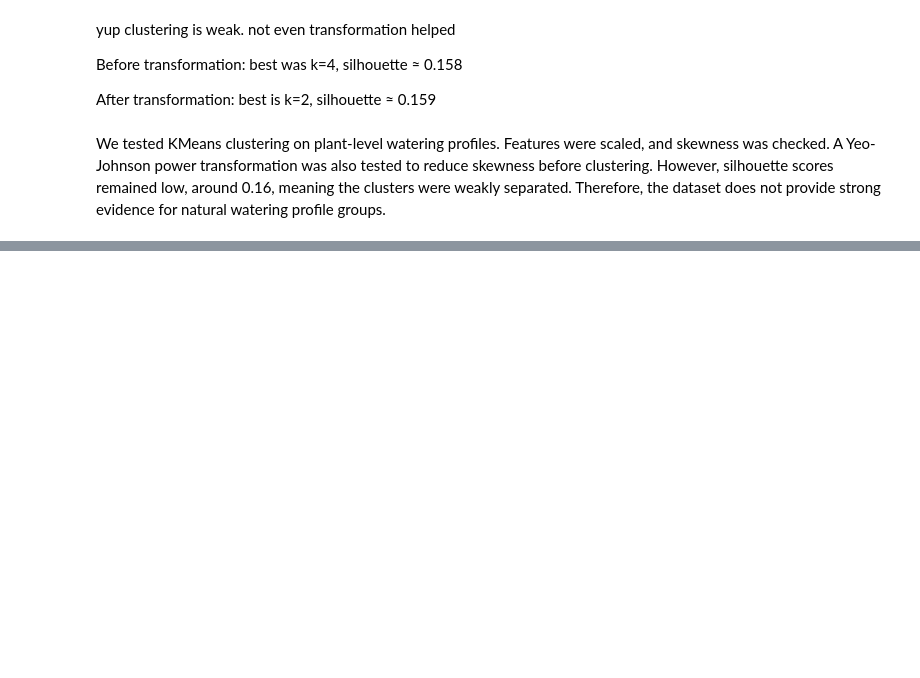
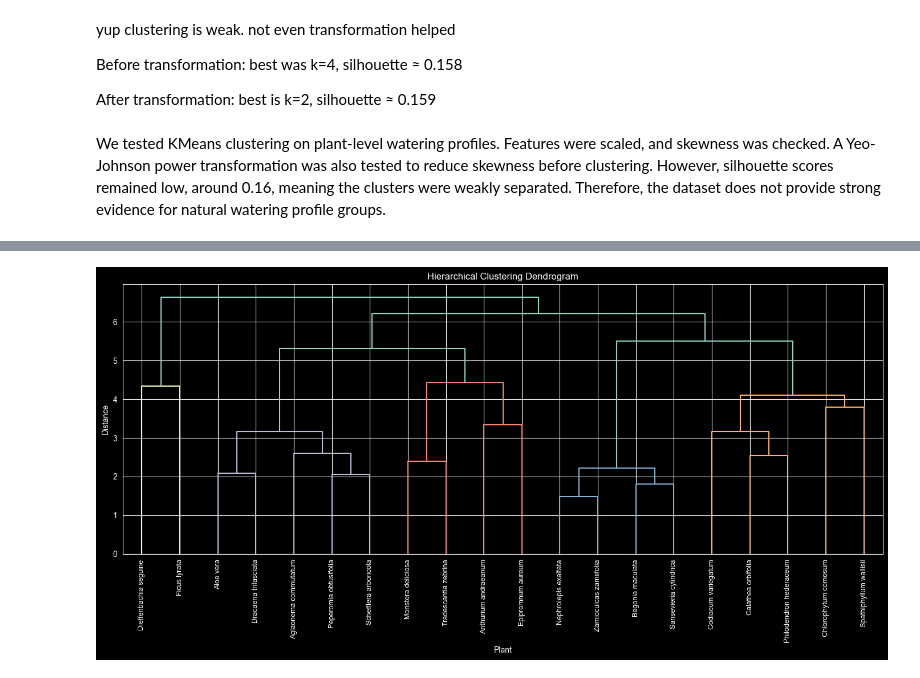
Before and after one commit to NancyNancy07/VIA_UrbanMicroFarm_MAL_Model, a Jupyter notebook: preproccess_samo.ipynb, the cells around one changed output, grey strips where cells are left out. Saved outputs shown, nothing was run; the diff lists cells and outputs as text; code cells hidden in the pictures; blank space fills up the shorter version.

Commit message:
more try clustering

```diff
--- a/preproccess_samo.ipynb
+++ b/preproccess_samo.ipynb
@@ -975,0 +1063,35 @@ We tested KMeans clustering on plant-level watering profiles. Features were scal
+# %%
+from sklearn.preprocessing import StandardScaler
+from scipy.cluster.hierarchy import linkage, dendrogram
+import matplotlib.pyplot as plt
+
+features = [
+    "Watering_Amount_ml",
+    "Watering_Frequency_days",
+    "Soil_Moisture_%",
+    "Light",
+    "Room_Temperature_C",
+    "Humidity_%",
+    "Health_Score"
+]
+
+X_scaled = StandardScaler().fit_transform(plant_profile[features])
+
+linked = linkage(X_scaled, method="ward")
+
+plt.figure(figsize=(14, 7))
+
+dendrogram(
+    linked,
+    labels=plant_profile["Plant_ID"].values,
+    leaf_rotation=90,
+    leaf_font_size=9
+)
+
+plt.title("Hierarchical Clustering Dendrogram")
+plt.xlabel("Plant")
+plt.ylabel("Distance")
+plt.tight_layout()
+plt.show()
+# %% [output]
+[figure, added]
```
Also changed, not shown: parts of 17 cells of this notebook.
